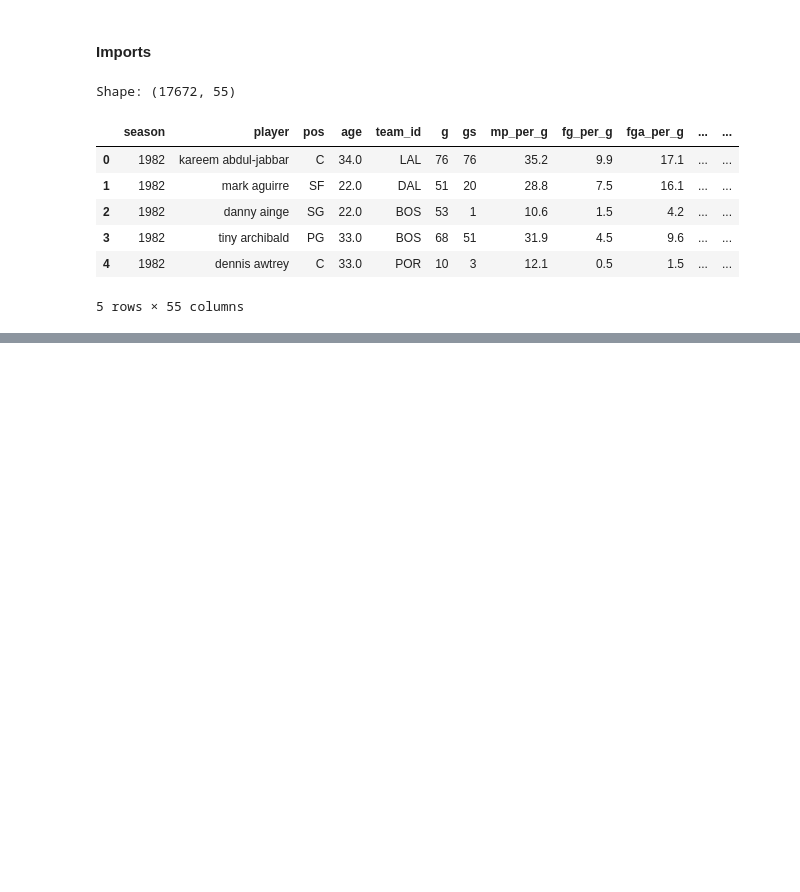
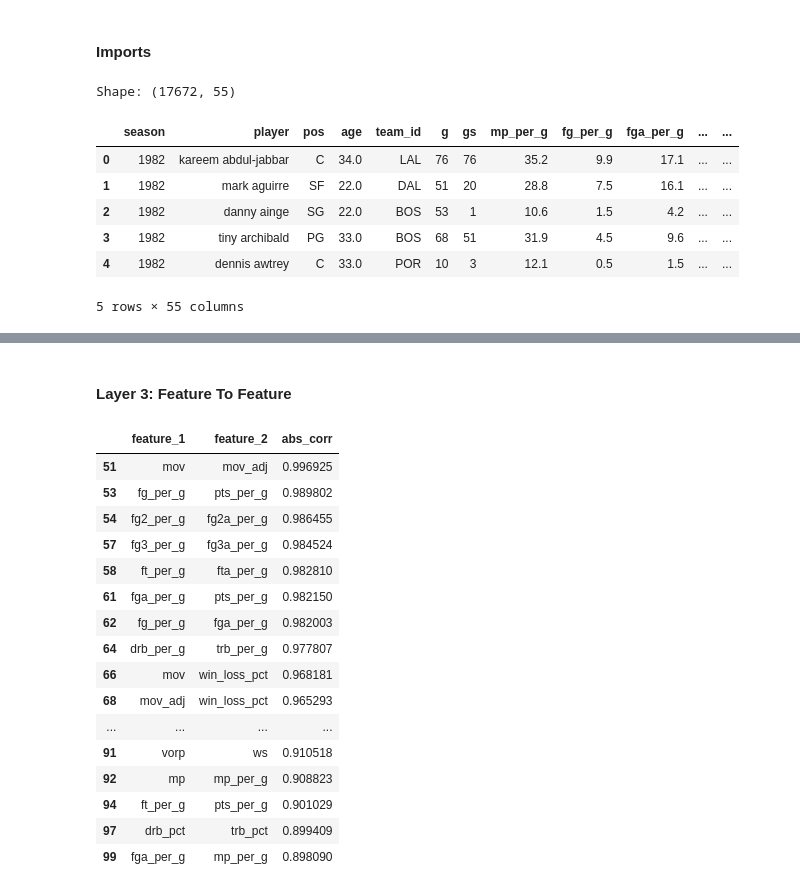
Before and after one commit to guanming420/project-repo, a Jupyter notebook: notebooks/02_eda.ipynb, the cells around one changed output, grey strips where cells are left out. Cells and saved outputs as stored; diff of their text form; code cells hidden in the pictures; blank space fills up the shorter version.

```diff
--- a/notebooks/02_eda.ipynb
+++ b/notebooks/02_eda.ipynb
@@ -39,0 +144,38 @@ Index(['season', 'player', 'pos', 'age', 'team_id', 'g', 'gs', 'mp_per_g',
+# %% [markdown]
+#### Layer 3: Feature To Feature
+# %%
+# numeric features only, exclude target
+num_df = df[feature_num_cols_all]
+
+corr = num_df.corr()
+
+# Table: near-identity pairs
+
+pairs = (
+    corr.abs()
+        .stack()
+        .sort_values(ascending=False)
+        .reset_index()
+)
+pairs.columns = ["feature_1", "feature_2", "abs_corr"]
+pairs = pairs[pairs["feature_1"] < pairs["feature_2"]]
+
+pairs.head(25)
+# %% [output]
+|  | feature_1 | feature_2 | abs_corr |
+| 51 | mov | mov_adj | 0.996925 |
+| 53 | fg_per_g | pts_per_g | 0.989802 |
+| 54 | fg2_per_g | fg2a_per_g | 0.986455 |
+| 57 | fg3_per_g | fg3a_per_g | 0.984524 |
+| 58 | ft_per_g | fta_per_g | 0.982810 |
+| 61 | fga_per_g | pts_per_g | 0.982150 |
+| 62 | fg_per_g | fga_per_g | 0.982003 |
+| 64 | drb_per_g | trb_per_g | 0.977807 |
+| 66 | mov | win_loss_pct | 0.968181 |
+| 68 | mov_adj | win_loss_pct | 0.965293 |
+| ... | ... | ... | ... |
+| 91 | vorp | ws | 0.910518 |
+| 92 | mp | mp_per_g | 0.908823 |
+| 94 | ft_per_g | pts_per_g | 0.901029 |
+| 97 | drb_pct | trb_pct | 0.899409 |
+| 99 | fga_per_g | mp_per_g | 0.898090 |
```
Also changed, not shown: parts of 10 cells of this notebook, 1 other file.
